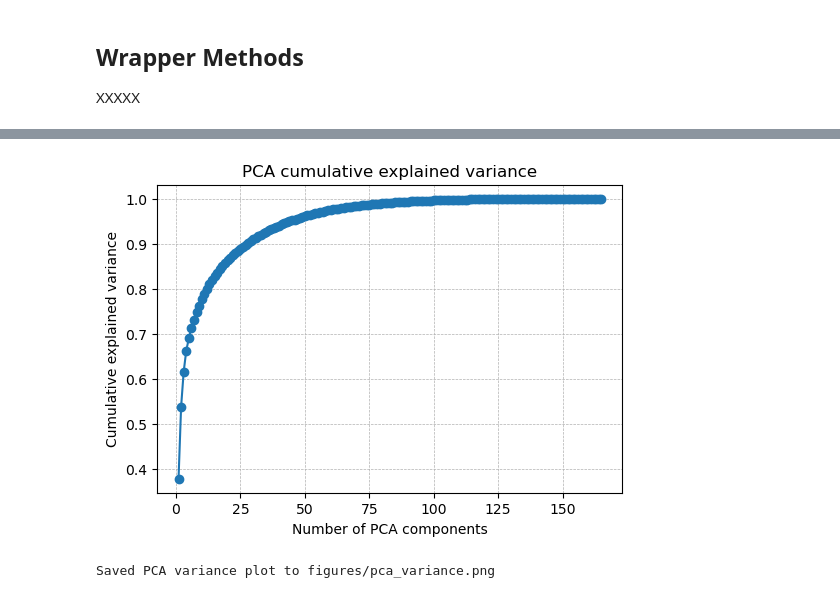
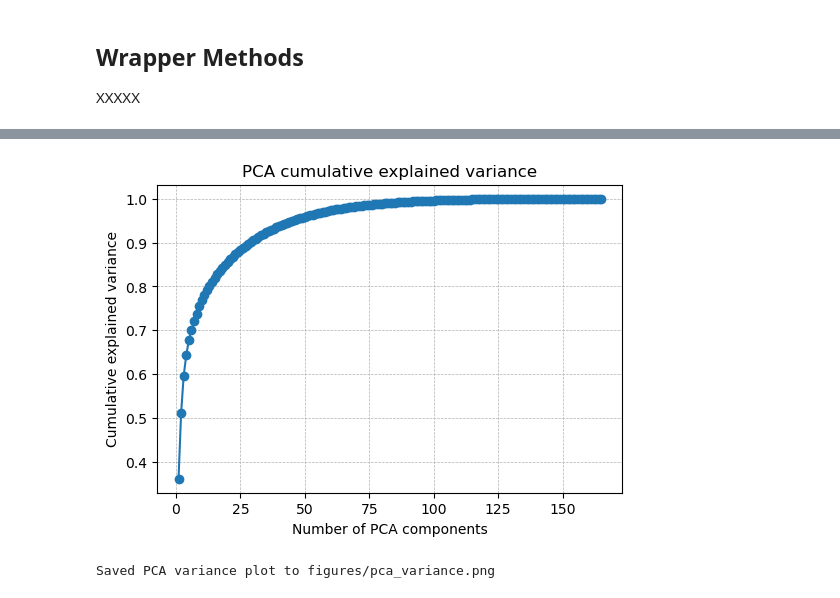
Before and after one commit to ozde12/Data-Analytics-and-Learning-Methods, a Jupyter notebook: human_activity_recognition.ipynb, the cells around one changed output, grey strips where cells are left out. Drawn from its saved outputs; the diff is of its cells as text; code cells hidden in the pictures.

```diff
--- a/human_activity_recognition.ipynb
+++ b/human_activity_recognition.ipynb
@@ -408,15 +477,18 @@ Removed low-MI features: ['acc_corr_x_y', 'acc_corr_x_z', 'acc_mag_kurtosis', 'a
 Saved MI K-curve to figures/mi_k_curve.png
 # %%
-# PCA variance curve (optional). Saves figure; non-blocking.
+# Keep only numeric features
+X_num = X.select_dtypes(include=["number"])
+
+# PCA variance curve
 evr, cum, pca = pca_explained_variance(
-    X,
+    X_num,
     scale_inputs=True,
     n_components=None,
     show_plot=True,
     block=False,
     save_path="figures/pca_variance.png"
 )
 print("Saved PCA variance plot to figures/pca_variance.png")
 # %% [output]
-[figure, old version]
+[figure, new version]
 Saved PCA variance plot to figures/pca_variance.png
```
Also changed, not shown: parts of 20 cells of this notebook.
